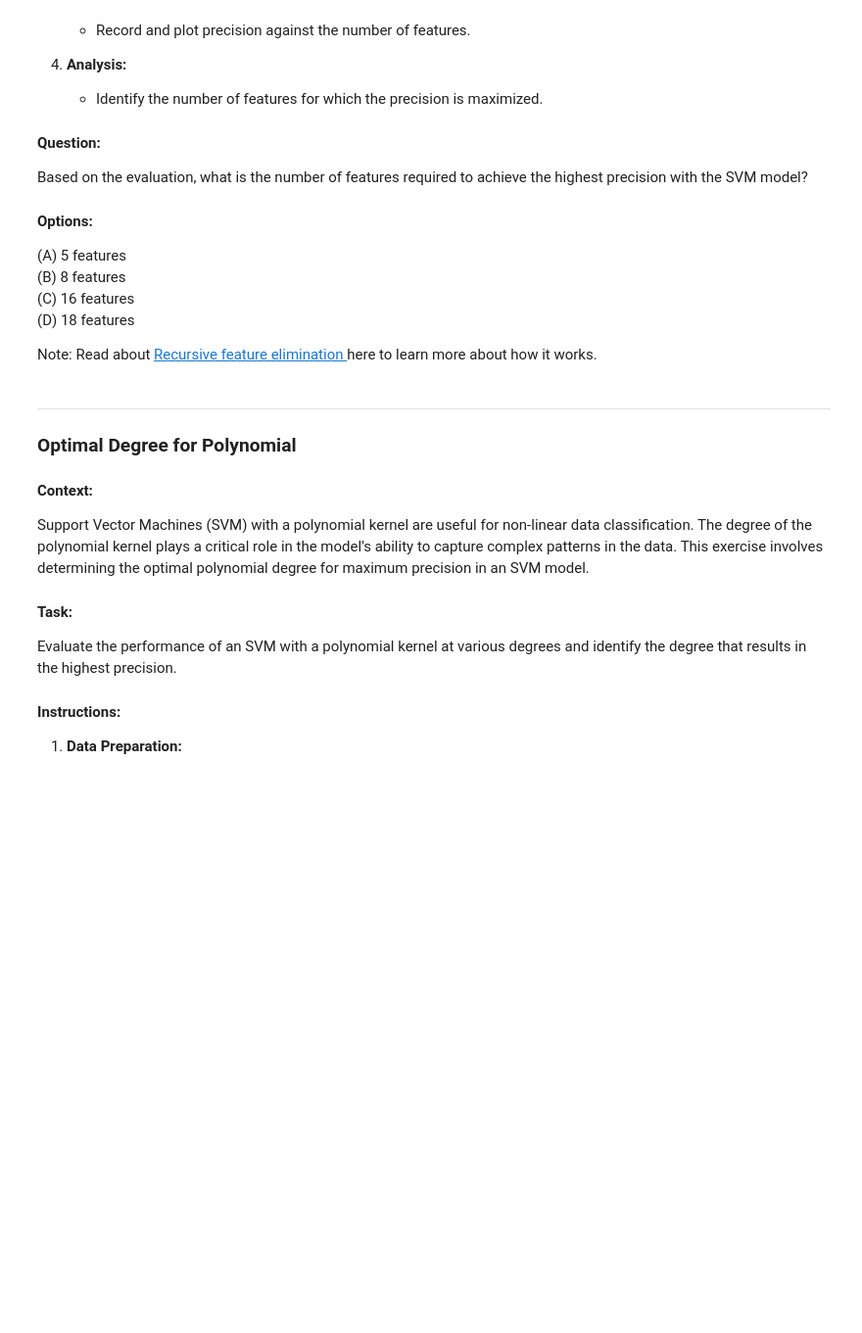
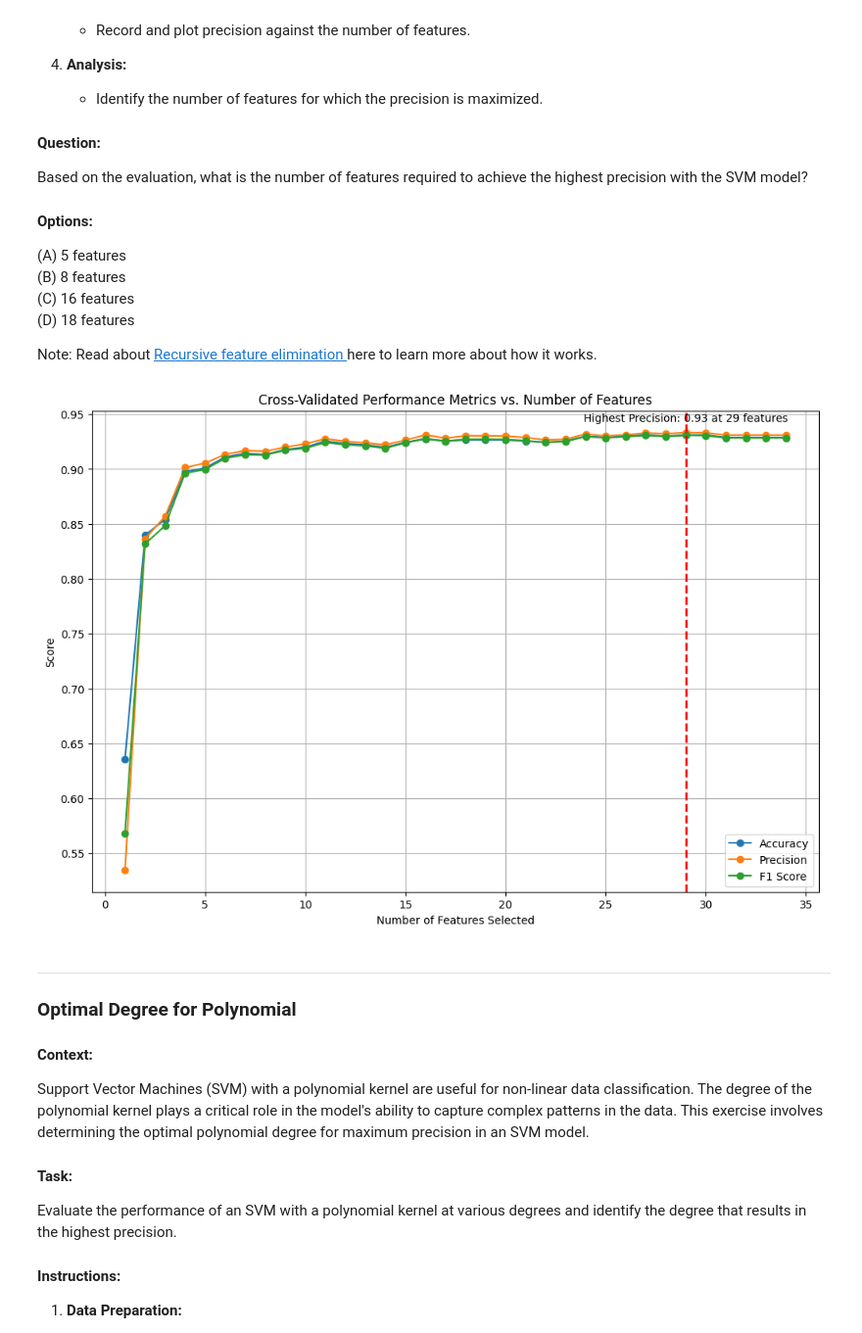
Before and after one commit to piyush1856/machine-learning-algorithms, a Jupyter notebook: 12_support_vector_machine/SVM_Case_Study.ipynb, the cells around one changed output. Shown at 98% size. Drawn from its saved outputs; the diff is of its cells as text; code cells hidden in the pictures; blank space fills up the shorter version.

```diff
--- a/12_support_vector_machine/SVM_Case_Study.ipynb
+++ b/12_support_vector_machine/SVM_Case_Study.ipynb
@@ -218,7 +221,7 @@ After training an SVM with a linear kernel on scaled data, which class in the cl
 (D) DEGLET
 # %%
 from sklearn.preprocessing import StandardScaler
-from sklearn.___ import SVC  # TODO: Import the SVC (Support Vector Classifier) from sklearn.svm
+from sklearn.svm import SVC  # TODO: Import the SVC (Support Vector Classifier) from sklearn.svm
 from sklearn.metrics import classification_report
 from sklearn.model_selection import train_test_split
 
@@ -230,16 +233,16 @@ y = df['Class']
 X_train, X_test, y_train, y_test = train_test_split(X, y, test_size=0.3, random_state=42)
 
 # Initializing the SVM model
-svm = SVC(_____='linear')  # TODO: Specify the kernel type for the SVC model
+svm = SVC(kernel='linear')  # TODO: Specify the kernel type for the SVC model
 
 # With scaling
 scaler = StandardScaler()
-X_train_scaled = scaler.____(X_train)  # TODO: Apply the scaling to the training features
-X_test_scaled = scaler.____(X_test)  # TODO: Apply the scaling to the test features
+X_train_scaled = scaler.fit_transform(X_train)  # TODO: Apply the scaling to the training features
+X_test_scaled = scaler.transform(X_test)  # TODO: Apply the scaling to the test features
 
 # Training the SVM model
 svm.fit(X_train_scaled, y_train)
-predictions_scaled = svm.____(X_test_scaled)  # TODO: Use the model to predict the test set
+predictions_scaled = svm.predict(X_test_scaled)  # TODO: Use the model to predict the test set
 
 print("With Scaling:")
-print(classification_report(____, ____))  # TODO: Provide the true and predicted values to generate the classification report
+print(classification_report(y_test, predictions_scaled))  # TODO: Provide the true and predicted values to generate the classification report
@@ -303,19 +321,19 @@ cv = StratifiedKFold(n_splits=5, random_state=42, shuffle=True)
 accuracies = []
 precisions = []
 f1_scores = []
-feature_counts = ______  # TODO: Define the range of feature counts to be selected
+feature_counts = range(1, X.shape[1] + 1)  # TODO: Define the range of feature counts to be selected
 
 for n in feature_counts:
     # Feature scaling
     scaler = StandardScaler()
-    X_scaled = scaler.______(X)     # TODO: Apply scaling to the feature set
+    X_scaled = scaler.fit_transform(X)     # TODO: Apply scaling to the feature set
 
     # Feature selection
-    selector = RFE(SVC(kernel='linear', random_state=42), n_features_to_select=_____, step=1)   # TODO: Specify the number of features to select
-    X_selected = _____.____(X_scaled, y)    # TODO: Fit and transform the data with the selector
+    selector = RFE(SVC(kernel='linear', random_state=42), n_features_to_select=n, step=1)   # TODO: Specify the number of features to select
+    X_selected = selector.fit_transform(X_scaled, y)    # TODO: Fit and transform the data with the selector
 
     # SVM classifier
-    svm = ____(kernel='linear', random_state=10)   # TODO: Initialize the SVM model with appropriate parameters
+    svm = SVC(kernel='linear', random_state=10)   # TODO: Initialize the SVM model with appropriate parameters
 
     # Evaluate using cross-validation
     accuracy_scores = []
@@ -325,38 +343,40 @@ for n in feature_counts:
         X_train_cv, X_test_cv = X_selected[train_index], X_selected[test_index]
         y_train_cv, y_test_cv = y[train_index], y[test_index]
 
-        svm.fit(______, y_train_cv)    # TODO: Fit the SVM model on the training data
-        y_pred = svm.______(X_test_cv)   # TODO: Make predictions on the test data
+        svm.fit(X_train_cv, y_train_cv)    # TODO: Fit the SVM model on the training data
+        y_pred = svm.predict(X_test_cv)   # TODO: Make predictions on the test data
 
-        accuracy_scores.append(_____(y_test_cv, y_pred))    # TODO: Calculate the accuracy score
-        precision_scores.append(_____(y_test_cv, y_pred, average='weighted'))   # TODO: Calculate the precision score
-        f1_scores_list.append(_____(y_test_cv, y_pred, average='weighted'))    # TODO: Calculate the F1 score
+        accuracy_scores.append(accuracy_score(y_test_cv, y_pred))    # TODO: Calculate the accuracy score
+        precision_scores.append(precision_score(y_test_cv, y_pred, average='weighted'))   # TODO: Calculate the precision score
+        f1_scores_list.append(f1_score(y_test_cv, y_pred, average='weighted'))    # TODO: Calculate the F1 score
 
     accuracies.append(np.mean(accuracy_scores))
     precisions.append(np.mean(precision_scores))
     f1_scores.append(np.mean(f1_scores_list))
 
 # Plotting the results
 plt.figure(figsize=(12, 8))
 plt.plot(feature_counts, accuracies, label='Accuracy', marker='o')
 plt.plot(feature_counts, precisions, label='Precision', marker='o')
 plt.plot(feature_counts, f1_scores, label='F1 Score', marker='o')
 
 # Highlight the point with highest precision
 max_precision_index = np.argmax(precisions)
 max_precision_feature_count = feature_counts[max_precision_index]
 plt.scatter(max_precision_feature_count, precisions[max_precision_index], color='red')
 plt.axvline(x=max_precision_feature_count, color='r', linestyle='--', lw=2)
 plt.annotate(f'Highest Precision: {precisions[max_precision_index]:.2f} at {max_precision_feature_count} features',
              (max_precision_feature_count, precisions[max_precision_index]),
              textcoords="offset points", xytext=(0,10), ha='center')
 
 plt.xlabel('Number of Features Selected')
 plt.ylabel('Score')
 plt.title('Cross-Validated Performance Metrics vs. Number of Features')
 plt.legend()
 plt.grid(True)
 plt.show()
+# %% [output]
+[figure, added]
 # %% [markdown]
 
 
```
Also changed, not shown: parts of 10 cells of this notebook.
